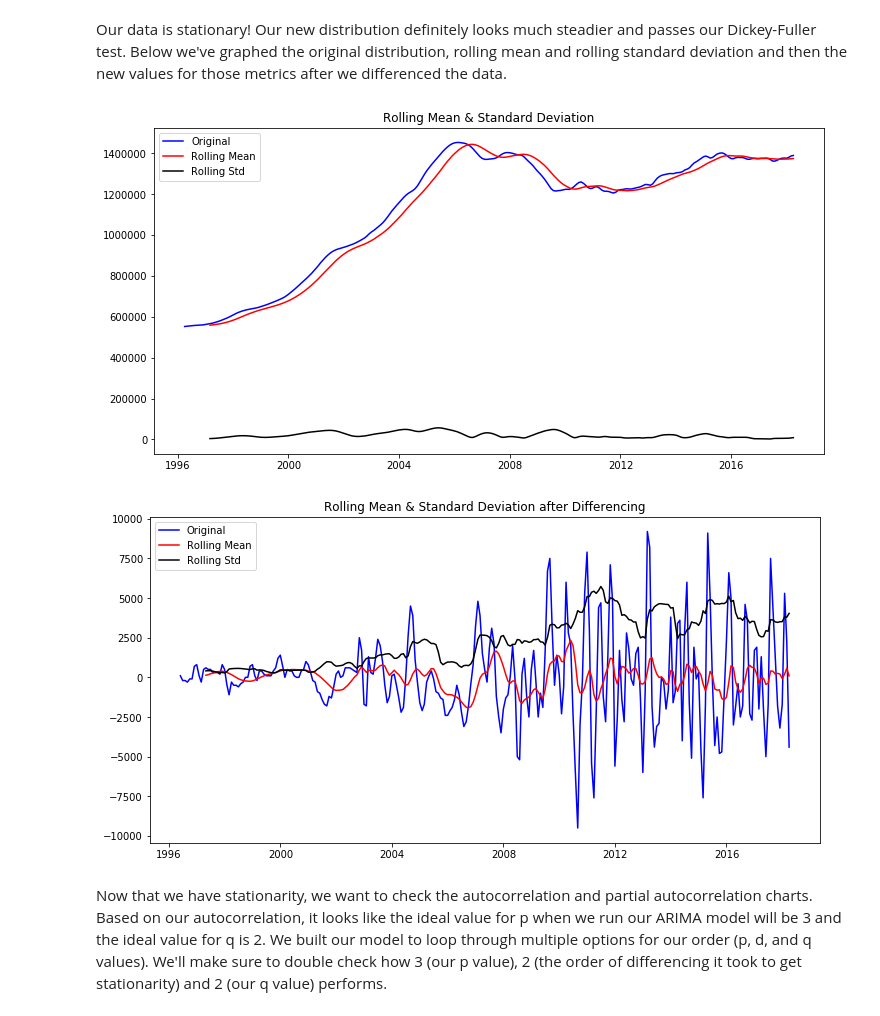
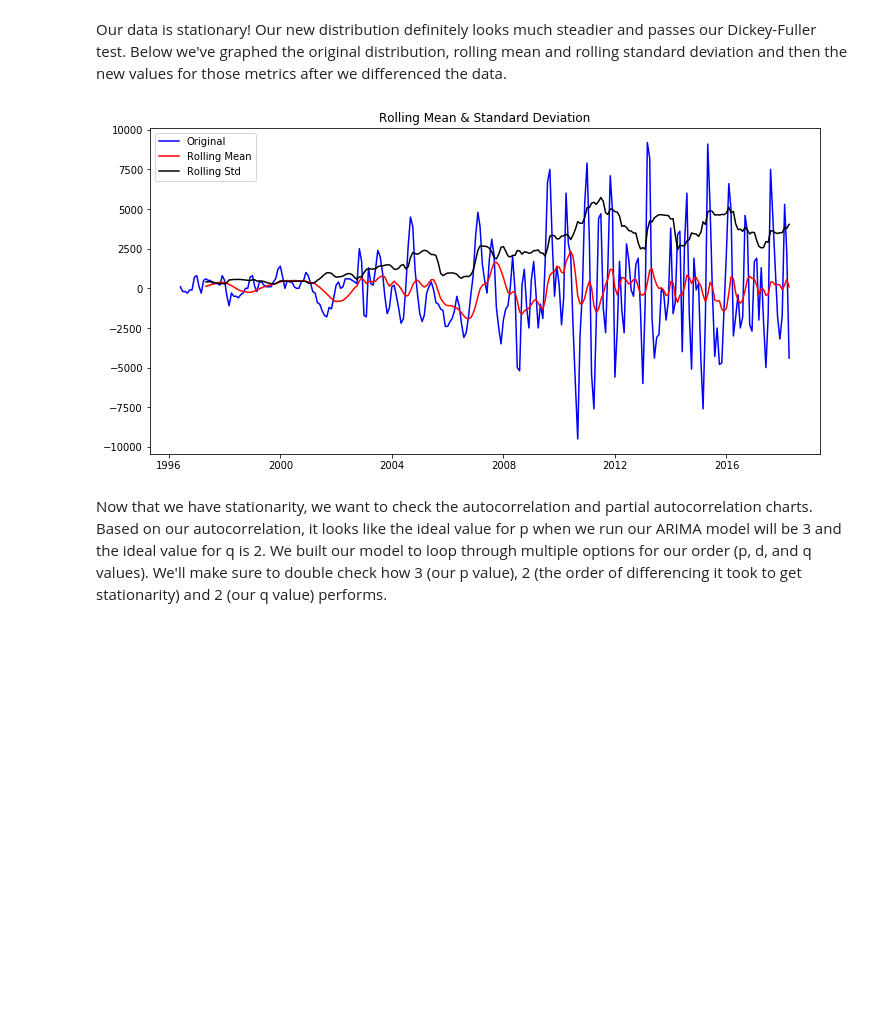
Before and after one commit to mcerow/TriState_Glory, a Jupyter notebook: Connecticut_Final.ipynb, the cells around one changed output. Cells and saved outputs as stored; diff of their text form; code cells hidden in the pictures; blank space fills up the shorter version.

```diff
--- a/Connecticut_Final.ipynb
+++ b/Connecticut_Final.ipynb
@@ -25,0 +71,3 @@ warnings.simplefilter('ignore')
+# %%
+def difference_data(df):
+    return df.diff().dropna()
@@ -165,5 +208,5 @@ Yep, we're unable to confirm stationarity. We'll need to difference our data. We
 # %%
-one_diff_first = first_zip['value'].diff().dropna()
+one_diff_first = difference_data(first_zip)
 # %%
 plt.figure(figsize=(10,5))
 plt.plot(one_diff_first);
@@ -190,2 +235,2 @@ Fail to reject the null hypothesis. Data is not stationary.
 # %%
-two_diff_first = one_diff_first.diff().dropna()
+two_diff_first = difference_data(one_diff_first)
@@ -227,27 +257,9 @@ plt.plot(two_diff_first);
 [figure]
 # %% [markdown]
 Our data is stationary! Our new distribution definitely looks much steadier and passes our Dickey-Fuller test. Below we've graphed the original distribution, rolling mean and rolling standard deviation and then the new values for those metrics after we differenced the data.
-# %%
-fig = plt.figure(figsize=(12,6))
-plt.plot(first_zip.value, color='blue',label='Original')
-plt.plot(roll_mean, color='red', label='Rolling Mean')
-plt.plot(roll_std, color='black', label = 'Rolling Std')
-plt.legend(loc='best')
-plt.title('Rolling Mean & Standard Deviation')
-plt.show()
-
-diff_roll_mean = two_diff_first.rolling(window=12, center=False).mean()
-diff_roll_std = two_diff_first.rolling(window=12, center=False).std()
-
-fig = plt.figure(figsize=(12,6))
-plt.plot(two_diff_first, color='blue',label='Original')
-plt.plot(diff_roll_mean, color='red', label='Rolling Mean')
-plt.plot(diff_roll_std, color='black', label = 'Rolling Std')
-plt.legend(loc='best')
-plt.title('Rolling Mean & Standard Deviation after Differencing')
-plt.show()
-# %% [output]
-[figure, removed]
-[figure, removed]
+# %%
+rolling_mean(two_diff_first)
+# %% [output]
+[figure, added]
 # %% [markdown]
 Now that we have stationarity, we want to check the autocorrelation and partial autocorrelation charts. Based on our autocorrelation, it looks like the ideal value for p when we run our ARIMA model will be 3 and the ideal value for q is 2. We built our model to loop through multiple options for our order (p, d, and q values). We'll make sure to double check how 3 (our p value), 2 (the order of differencing it took to get stationarity) and 2 (our q value) performs.
```
Also changed, not shown: parts of 75 cells of this notebook.
